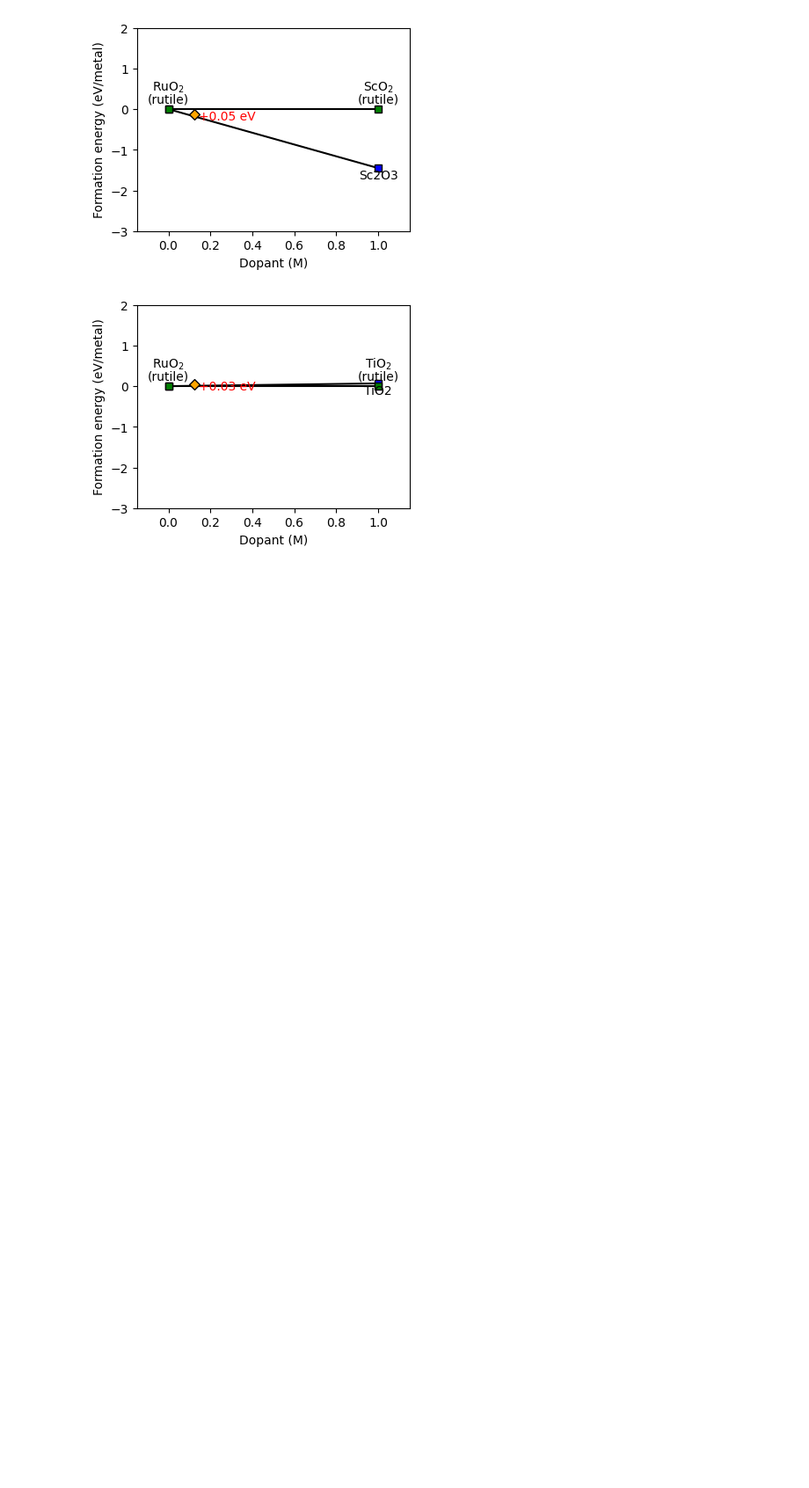
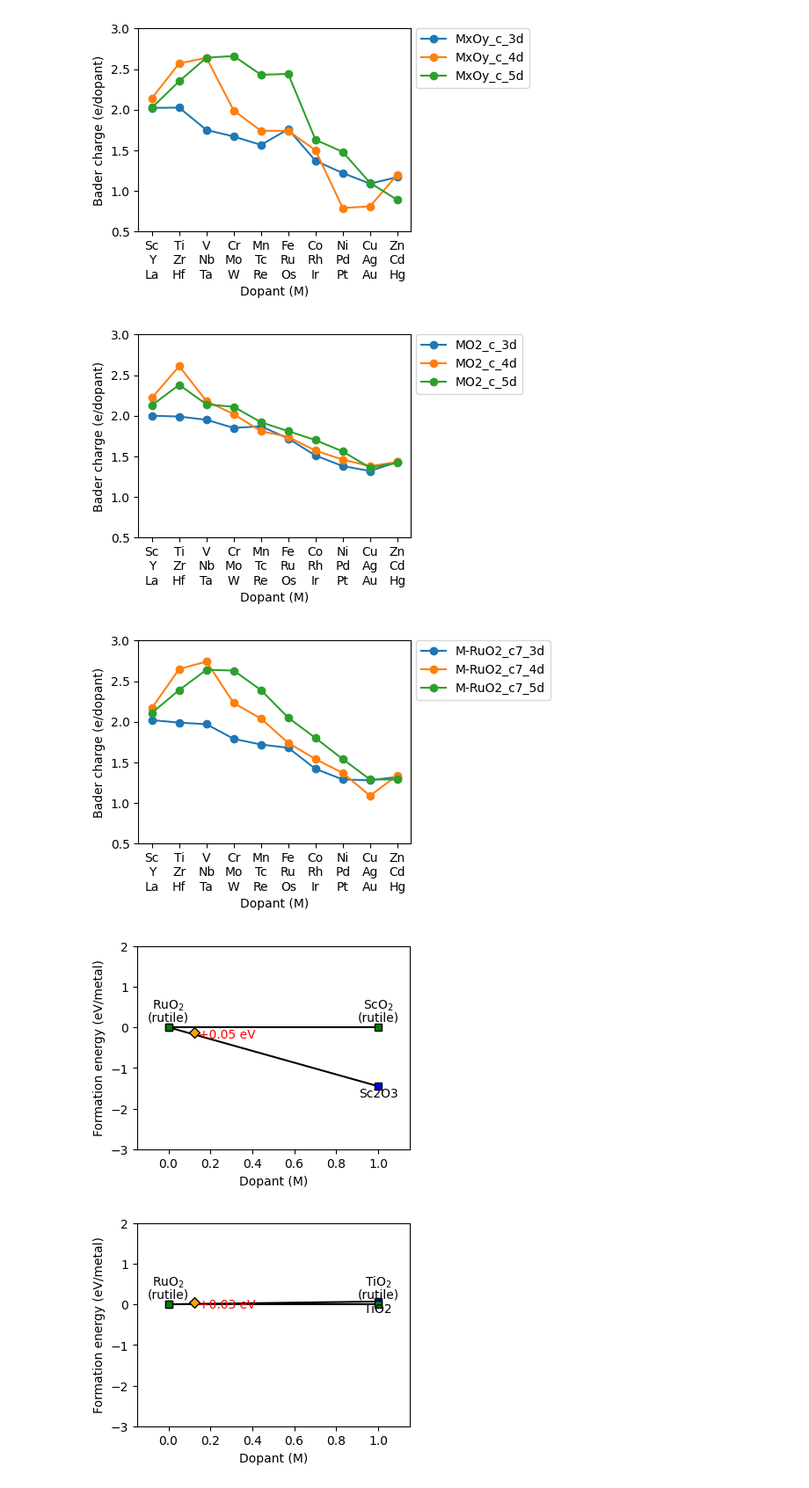
Before and after one commit to jhyeonjung97/tools, a Jupyter notebook: ruo2/doping1.ipynb, the cells around one changed output. Shown at 88% size. Drawn from its saved outputs; the diff is of its cells as text; code cells hidden in the pictures; blank space fills up the shorter version.

```diff
--- a/ruo2/doping1.ipynb
+++ b/ruo2/doping1.ipynb
@@ -164,3 +221,59 @@ for col in ['M-RuO2_de', 'M-RuO2_fe']:
+# %%
+
+colors = ['tab:blue', 'tab:orange', 'tab:green']
+
+n = len(data)
+chunk = 10
+slices = [(0, chunk), (chunk, 2 * chunk), (2 * chunk, n)]
+row_suffix = ['3d', '4d', '5d']
+x = np.arange(1, chunk + 1)
+xtick_labels = []
+for i in range(chunk):
+    xtick_labels.append(
+        '\n'.join(
+            str(data.index[lo + i])
+            for lo, hi in slices
+            if lo + i < min(hi, n)
+        )
+    )
+
+for col in ['MxOy_c', 'MO2_c', 'M-RuO2_c7']:
+    plt.figure(figsize=(4,3))
+
+    for si, (lo, hi) in enumerate(slices):
+        if lo >= n:
+            break
+        hi = min(hi, n)
+        y = (np.abs(data[col].iloc[lo:hi])).to_numpy() # per dopant
+        plt.plot(
+            x[: len(y)],
+            y,
+            marker='o',
+            linestyle='-',
+            label=f'{col}_{row_suffix[si]}',
+            color=colors[si % len(colors)],
+        )
+
+    plt.xlim(0.5, chunk + 0.5)
+    plt.ylim(0.5, 3.0)
+    plt.legend(bbox_to_anchor=(1.02, 1), loc='upper left', borderaxespad=0)
+    plt.xticks(x, xtick_labels)
+
+    plt.xlabel('Dopant (M)')
+    plt.ylabel('Bader charge (e/dopant)')
+    # if col == 'M-RuO2_de':
+    #     plt.ylabel('Doping energy (eV/dopant)')
+    #     # plt.savefig(f'{root}/figures/bulk_doping_energy.png', dpi=dpi, transparent=True, bbox_inches='tight')
+    # else:
+    #     plt.ylabel('Formation energy (eV/dopant)')
+    #     # plt.savefig(f'{root}/figures/bulk_formation_energy.png', dpi=dpi, transparent=True, bbox_inches='tight')
+
+    plt.show()
+    plt.close()
+# %% [output]
+[figure, added]
+[figure, added]
+[figure, added]
 # %%
 
 for i in element_indices:
```
Also changed, not shown: parts of 4 cells of this notebook.
